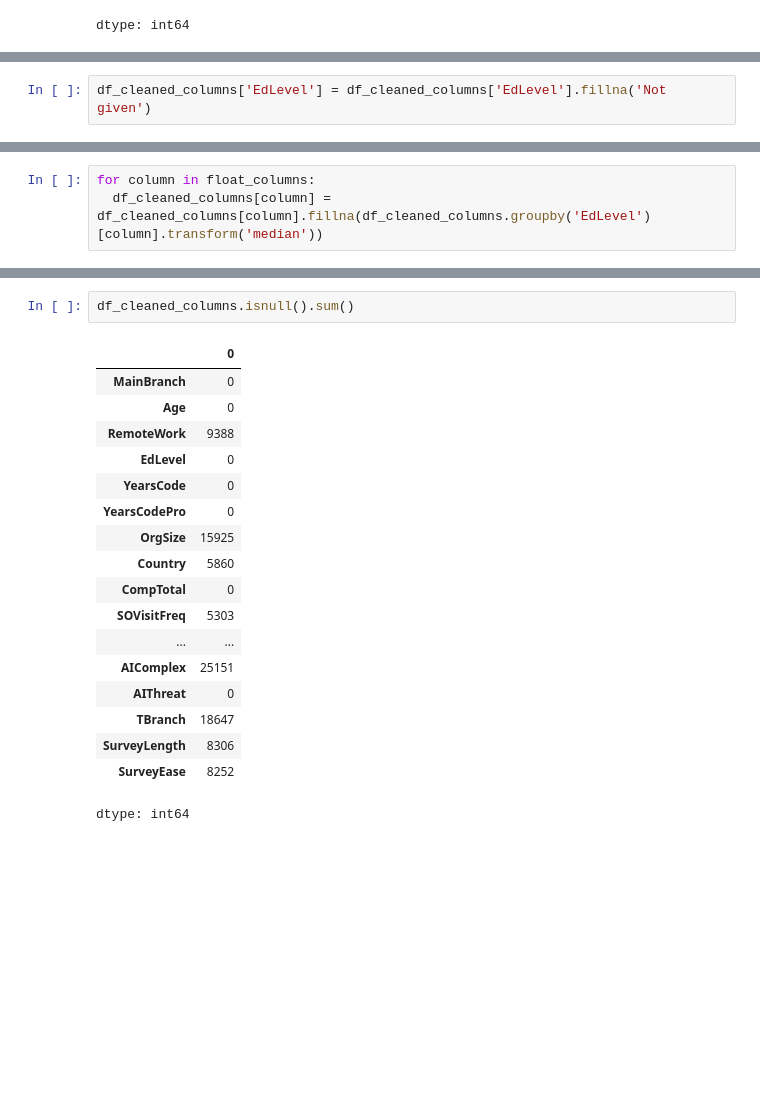
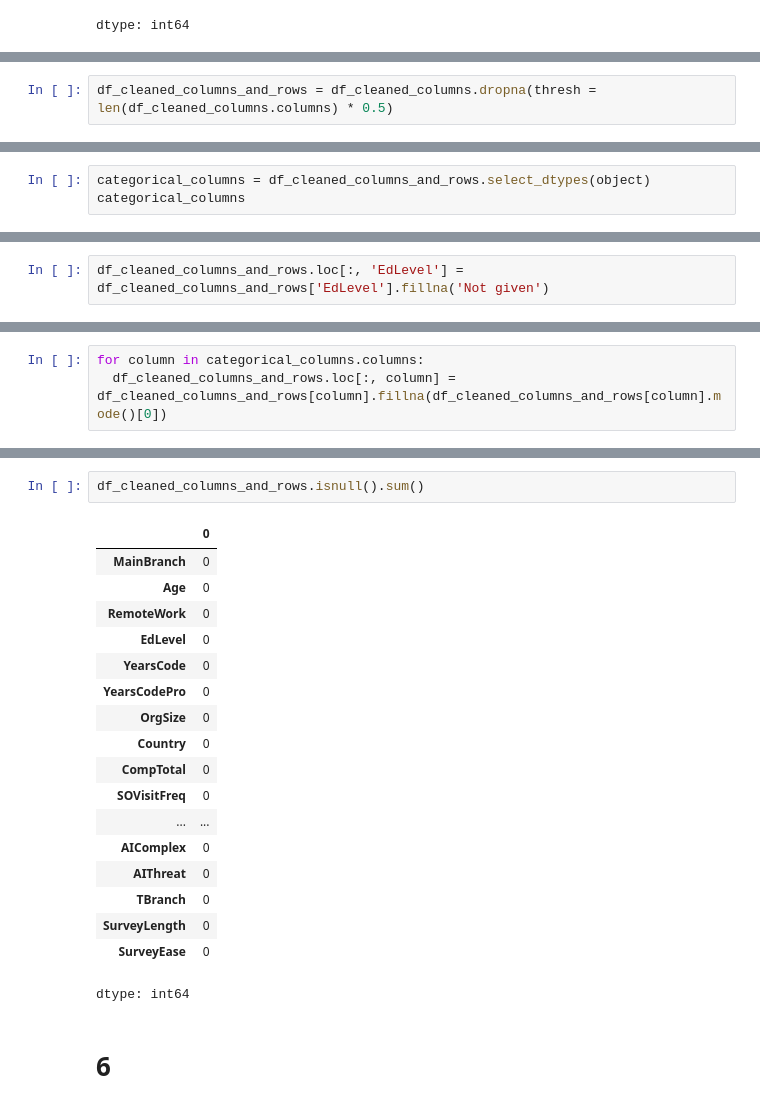
Before and after one commit to dmuman/ML-labs, a Jupyter notebook: lab2/lab2_tutorial.ipynb, the cells around one changed output, grey strips where cells are left out. Drawn from its saved outputs; the diff is of its cells as text; blank space fills up the shorter version.

```diff
--- a/lab2/lab2_tutorial.ipynb
+++ b/lab2/lab2_tutorial.ipynb
@@ -372,0 +368,2 @@ dtype: int64
+# %%
+df_cleaned_columns_and_rows = df_cleaned_columns.dropna(thresh = len(df_cleaned_columns.columns) * 0.5)
@@ -372,0 +411,3 @@ dtype: int64
+# %%
+categorical_columns = df_cleaned_columns_and_rows.select_dtypes(object)
+categorical_columns
@@ -373,2 +428,2 @@ dtype: int64
 # %%
-df_cleaned_columns['EdLevel'] = df_cleaned_columns['EdLevel'].fillna('Not given')
+df_cleaned_columns_and_rows.loc[:, 'EdLevel'] = df_cleaned_columns_and_rows['EdLevel'].fillna('Not given')
@@ -397,3 +430,3 @@ dtype: float64
 # %%
-for column in float_columns:
-  df_cleaned_columns[column] = df_cleaned_columns[column].fillna(df_cleaned_columns.groupby('EdLevel')[column].transform('median'))
+for column in categorical_columns.columns:
+  df_cleaned_columns_and_rows.loc[:, column] = df_cleaned_columns_and_rows[column].fillna(df_cleaned_columns_and_rows[column].mode()[0])
@@ -418,21 +433,23 @@ See the caveats in the documentation: https://pandas.pydata.org/pandas-docs/stab
 # %%
-df_cleaned_columns.isnull().sum()
+df_cleaned_columns_and_rows.isnull().sum()
 # %% [output]
 |  | 0 |
 | MainBranch | 0 |
 | Age | 0 |
-| RemoteWork | 9388 |
+| RemoteWork | 0 |
 | EdLevel | 0 |
 | YearsCode | 0 |
 | YearsCodePro | 0 |
-| OrgSize | 15925 |
-| Country | 5860 |
+| OrgSize | 0 |
+| Country | 0 |
 | CompTotal | 0 |
-| SOVisitFreq | 5303 |
+| SOVisitFreq | 0 |
 | ... | ... |
-| AIComplex | 25151 |
+| AIComplex | 0 |
 | AIThreat | 0 |
-| TBranch | 18647 |
-| SurveyLength | 8306 |
-| SurveyEase | 8252 |
+| TBranch | 0 |
+| SurveyLength | 0 |
+| SurveyEase | 0 |
 dtype: int64
+# %% [markdown]
+# 6
```
Also changed, not shown: parts of 52 cells of this notebook.
